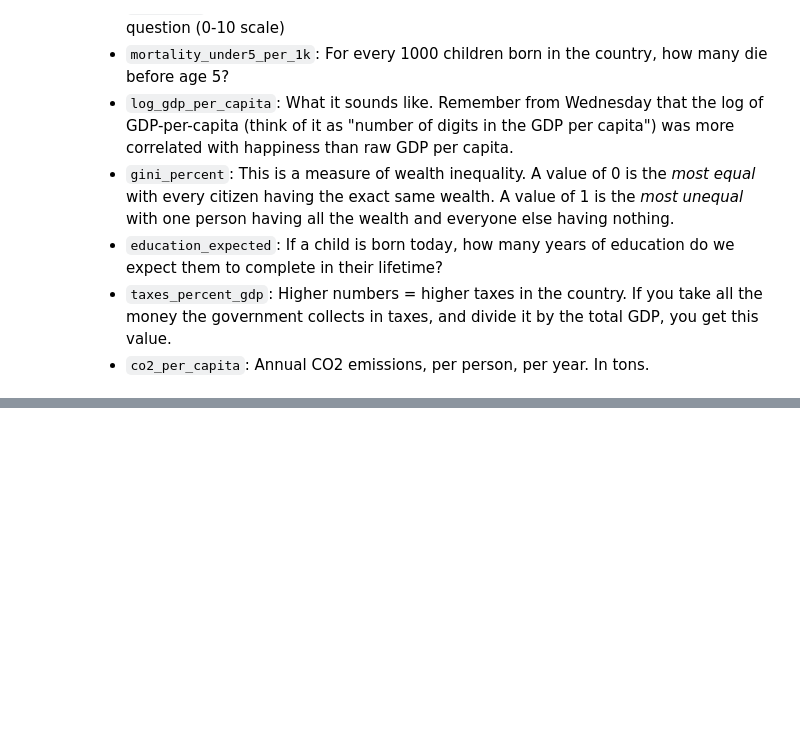
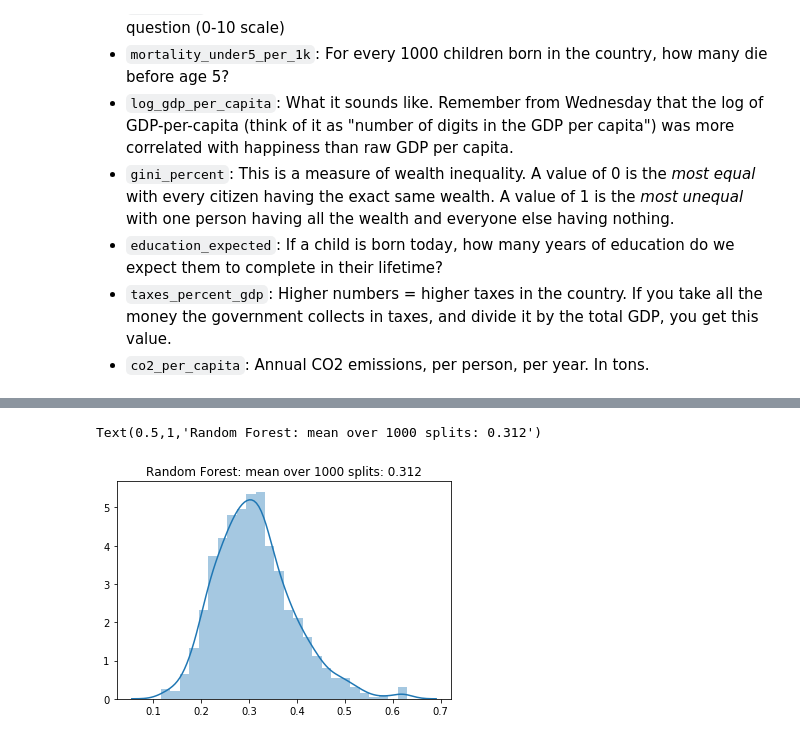
Before and after one commit to wetchler/ML, a Jupyter notebook: workbook.ipynb, the cells around one changed output, grey strips where cells are left out. Saved outputs shown, nothing was run; the diff lists cells and outputs as text; code cells hidden in the pictures; blank space fills up the shorter version.

```diff
--- a/workbook.ipynb
+++ b/workbook.ipynb
@@ -47,0 +540,3 @@ These are renamed slightly from their original form (see `data_cleaning.ipynb`),
+# %%
+model = LinearRegression()  # Create a blank class instance
+model.fit(X, y)  # fit!
@@ -47,0 +550,5 @@ These are renamed slightly from their original form (see `data_cleaning.ipynb`),
+# %%
+from sklearn.ensemble import RandomForestRegressor
+
+model = RandomForestRegressor()
+model.fit(X, y)
@@ -47,0 +564,17 @@ These are renamed slightly from their original form (see `data_cleaning.ipynb`),
+# %%
+def fit_one_forest(X, y, trees=10):
+    X_train, X_test, y_train, y_test = train_test_split(
+        X, y, test_size=0.2)
+    # The number of trees in the forest is a "hyperparameter" --
+    # it affects how the algorithm runs. We can also tweak this
+    # number to find the best value.
+    model = RandomForestRegressor(n_estimators=trees)
+    model.fit(X_train, y_train)
+    return metrics.mean_squared_error(y_test, model.predict(X_test))
+# %%
+N_FOLDS = 1000
+
+rf_results = []
+for i in range(N_FOLDS):
+    mse = fit_one_forest(X, y)
+    rf_results.append(mse)
@@ -47,0 +597,6 @@ These are renamed slightly from their original form (see `data_cleaning.ipynb`),
+# %%
+graph = sns.distplot(rf_results)
+graph.set_title(f"Random Forest: mean over {N_FOLDS} splits: {overall_mean:.3f}")
+# %% [output]
+Text(0.5,1,'Random Forest: mean over 1000 splits: 0.312')
+[figure, added]
```
Also changed, not shown: parts of 79 cells of this notebook.
